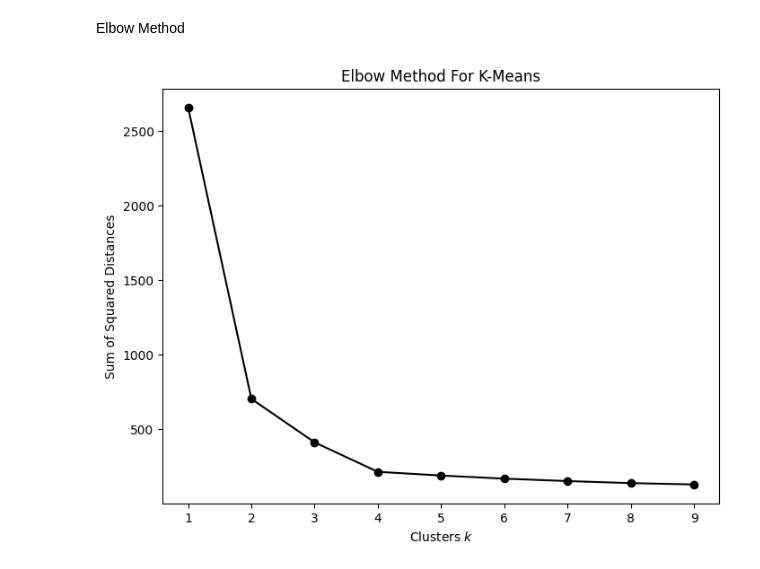
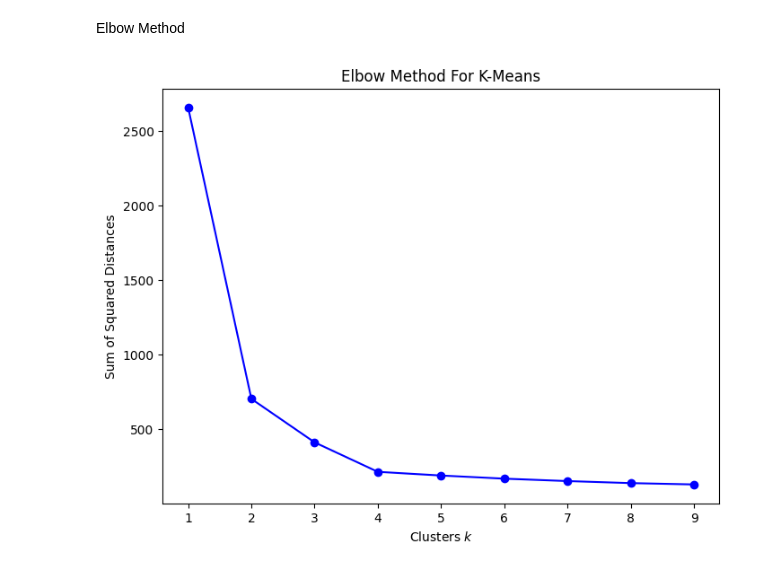
Before and after one commit to jchen8000/MLDLwithPython, a Jupyter notebook: 4_04_KMeans_Clustering/K_Means_Clustering_Introduction.ipynb, the cells around one changed output. Cells and saved outputs as stored; diff of their text form; code cells hidden in the pictures.

```diff
--- a/4_04_KMeans_Clustering/K_Means_Clustering_Introduction.ipynb
+++ b/4_04_KMeans_Clustering/K_Means_Clustering_Introduction.ipynb
@@ -75,18 +75,18 @@ Elbow Method
 # %%
 Sum_of_squared_distances = []
 K = range(1, 10)
 for k in K:
     km = KMeans(n_clusters=k,
                 init='k-means++',
                 random_state=42)
     km = km.fit(X)
     Sum_of_squared_distances.append(km.inertia_)
 fig = plt.figure(figsize=(8, 6))
-plt.plot(K, Sum_of_squared_distances, 'bo-', c='k')
+plt.plot(K, Sum_of_squared_distances, 'bo-')
 plt.xlabel(r'Clusters $k$')
 plt.ylabel('Sum of Squared Distances')
 plt.title('Elbow Method For K-Means')
 plt.savefig("kmeans_introduction_elbow.svg", format="svg", transparent=True, bbox_inches='tight')
 plt.show()
 # %% [output]
-[figure, old version]
+[figure, new version]
```
